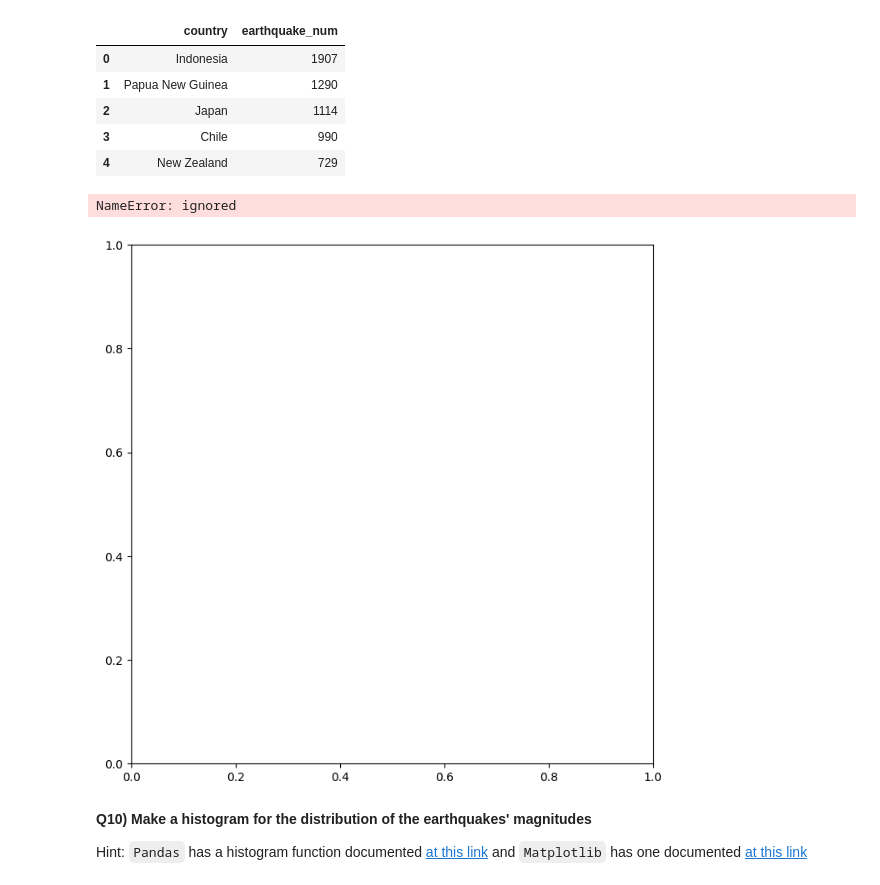
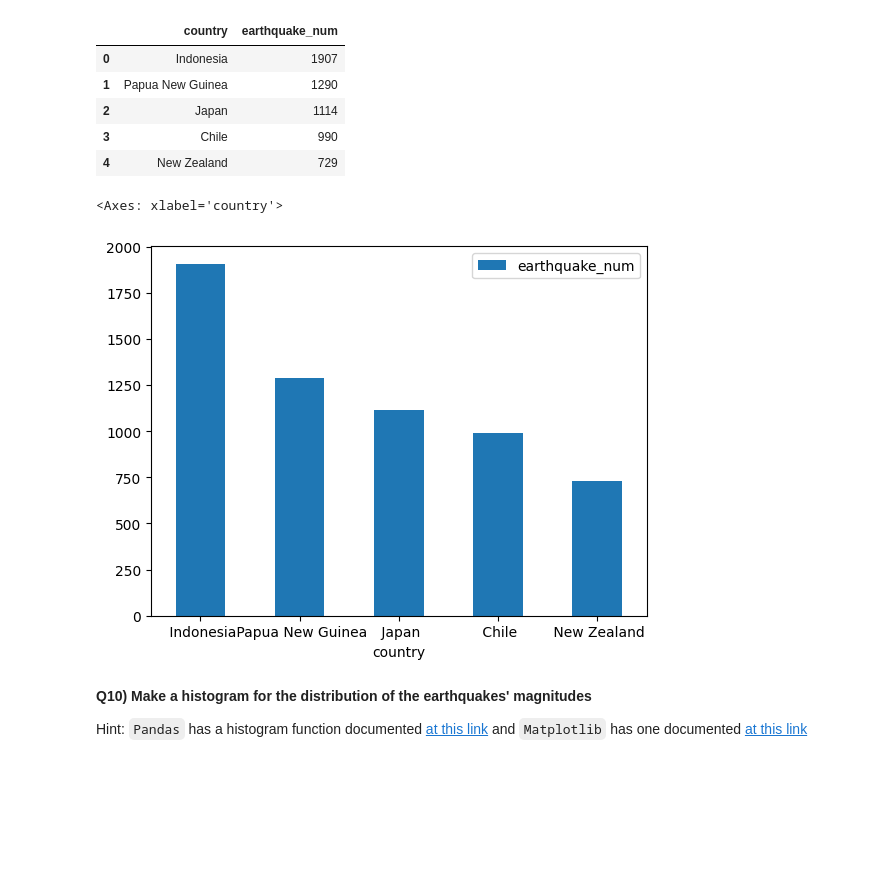
Before and after one commit to mdunand2/2023_Intro_Python, a Jupyter notebook: ML_EES/IP/W3_S1.ipynb, the cells around one changed output. Drawn from its saved outputs; the diff is of its cells as text; code cells hidden in the pictures; blank space fills up the shorter version.

```diff
--- a/ML_EES/IP/W3_S1.ipynb
+++ b/ML_EES/IP/W3_S1.ipynb
@@ -327,11 +327,10 @@ top5_df
 | 4 | New Zealand | 729 |
 # %%
 # Now plot the numbers in the top5_df dataset with bar chart.
-fig,ax = plt.subplots(figsize=(8,8))
-top5_df.plot.bar(x=country,y=earthquake_num,rot=0,ax=ax)
+top5_df.plot.bar(x='country',y='earthquake_num',rot=0)
 # %% [output]
-NameError: ignored
+<Axes: xlabel='country'>
-[figure, old version]
+[figure, new version]
 # %% [markdown]
 **Q10) Make a histogram for the distribution of the earthquakes' magnitudes**
 
```
Also changed, not shown: parts of 7 cells of this notebook.
